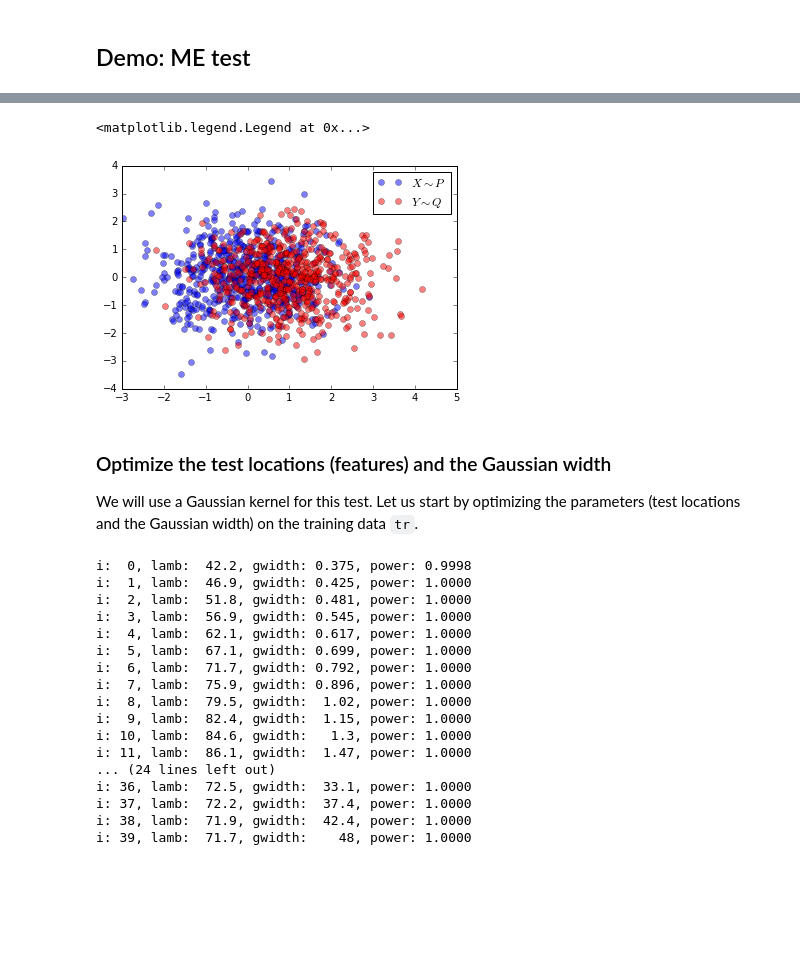
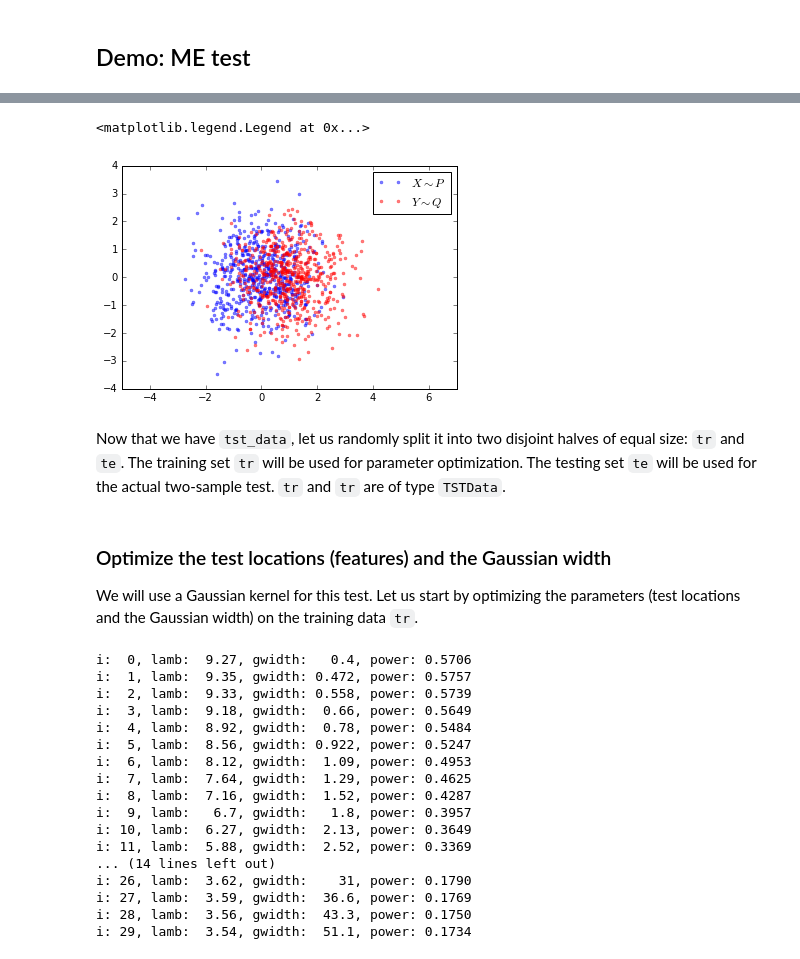
Before and after one commit to wittawatj/interpretable-test, a Jupyter notebook: ipynb/demo_interpretable_test.ipynb, the cells around one changed output, grey strips where cells are left out. Saved outputs shown, nothing was run; the diff lists cells and outputs as text; code cells hidden in the pictures; blank space fills up the shorter version.

```diff
--- a/ipynb/demo_interpretable_test.ipynb
+++ b/ipynb/demo_interpretable_test.ipynb
@@ -57,8 +71,12 @@ tr, te = tst_data.split_tr_te(tr_proportion=0.5, seed=10)
 # %%
+# Let's plot the data
 x, y = tst_data.xy()
-plt.plot(x[:, 0], x[:, 1], 'bo', label='$X\sim P$', alpha=0.5)
-plt.plot(y[:, 0], y[:, 1], 'ro', label='$Y\sim Q$', alpha=0.5)
+plt.plot(x[:, 0], x[:, 1], 'b.', markeredgecolor='b', label='$X\sim P$', alpha=0.5)
+plt.plot(y[:, 0], y[:, 1], 'r.', markeredgecolor='r', label='$Y\sim Q$', alpha=0.5)
+plt.axis('equal')
 plt.legend()
 # %% [output]
 <matplotlib.legend.Legend at 0x...>
-[figure, old version]
+[figure, new version]
+# %% [markdown]
+Now that we have `tst_data`, let us randomly split it into two disjoint halves of equal size: `tr` and `te`. The training set `tr` will be used for parameter optimization. The testing set `te` will be used for the actual two-sample test. `tr` and `tr` are of type `TSTData`.
@@ -71,26 +92,34 @@ J = 2
 # significance level of the test
 alpha = 0.01
-# %%
-op = {'n_test_locs': J, 'seed': seed+5, 'max_iter': 200,
-     'batch_proportion': 1.0, 'locs_step_size': 1.0,
-      'gwidth_step_size': 0.1, 'tol_fun': 1e-4}
-# optimize on the training set
-test_locs, gwidth, info = tst.MeanEmbeddingTest.optimize_locs_width(tr, alpha, **op)
-# %% [output]
-i:  0, lamb:  42.2, gwidth: 0.375, power: 0.9998
-i:  1, lamb:  46.9, gwidth: 0.425, power: 1.0000
-i:  2, lamb:  51.8, gwidth: 0.481, power: 1.0000
-i:  3, lamb:  56.9, gwidth: 0.545, power: 1.0000
-i:  4, lamb:  62.1, gwidth: 0.617, power: 1.0000
-i:  5, lamb:  67.1, gwidth: 0.699, power: 1.0000
-i:  6, lamb:  71.7, gwidth: 0.792, power: 1.0000
-i:  7, lamb:  75.9, gwidth: 0.896, power: 1.0000
-i:  8, lamb:  79.5, gwidth:  1.02, power: 1.0000
-i:  9, lamb:  82.4, gwidth:  1.15, power: 1.0000
-i: 10, lamb:  84.6, gwidth:   1.3, power: 1.0000
-i: 11, lamb:  86.1, gwidth:  1.47, power: 1.0000
-... (24 lines left out)
-i: 36, lamb:  72.5, gwidth:  33.1, power: 1.0000
-i: 37, lamb:  72.2, gwidth:  37.4, power: 1.0000
-i: 38, lamb:  71.9, gwidth:  42.4, power: 1.0000
-i: 39, lamb:  71.7, gwidth:    48, power: 1.0000
+# %%
+# These are options to the optimizer. Many have default values.
+# See the code for the full list of options.
+op = {
+    'n_test_locs': J, # number of test locations to optimize
+    'max_iter': 200, # maximum number of gradient ascent iterations
+    'locs_step_size': 1.0, # step size for the test locations (features)
+    'gwidth_step_size': 0.1, # step size for the Gaussian width
+    'tol_fun': 1e-4, # stop if the objective does not increase more than this.
+    'seed': seed+5,  # random seed
+}
+
+# optimize on the training set
+test_locs, gwidth, info = tst.MeanEmbeddingTest.optimize_locs_width(tr, alpha, **op)
+# %% [output]
+i:  0, lamb:  9.27, gwidth:   0.4, power: 0.5706
+i:  1, lamb:  9.35, gwidth: 0.472, power: 0.5757
+i:  2, lamb:  9.33, gwidth: 0.558, power: 0.5739
+i:  3, lamb:  9.18, gwidth:  0.66, power: 0.5649
+i:  4, lamb:  8.92, gwidth:  0.78, power: 0.5484
+i:  5, lamb:  8.56, gwidth: 0.922, power: 0.5247
+i:  6, lamb:  8.12, gwidth:  1.09, power: 0.4953
+i:  7, lamb:  7.64, gwidth:  1.29, power: 0.4625
+i:  8, lamb:  7.16, gwidth:  1.52, power: 0.4287
+i:  9, lamb:   6.7, gwidth:   1.8, power: 0.3957
+i: 10, lamb:  6.27, gwidth:  2.13, power: 0.3649
+i: 11, lamb:  5.88, gwidth:  2.52, power: 0.3369
+... (14 lines left out)
+i: 26, lamb:  3.62, gwidth:    31, power: 0.1790
+i: 27, lamb:  3.59, gwidth:  36.6, power: 0.1769
+i: 28, lamb:  3.56, gwidth:  43.3, power: 0.1750
+i: 29, lamb:  3.54, gwidth:  51.1, power: 0.1734
```
Also changed, not shown: parts of 22 cells of this notebook, 1 other file.
